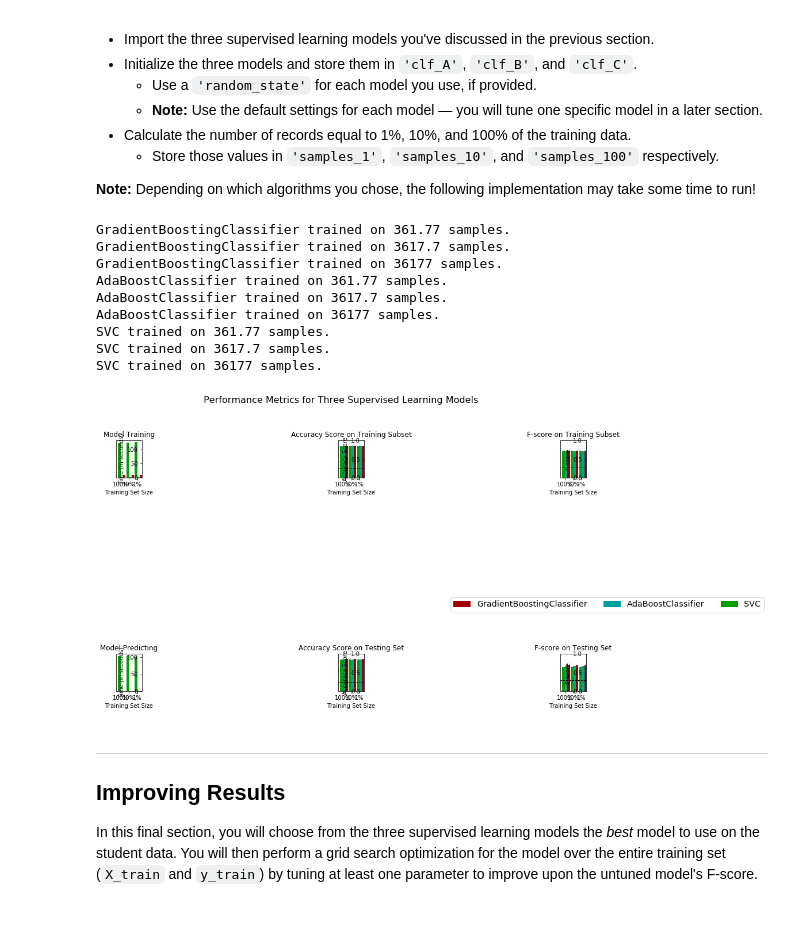
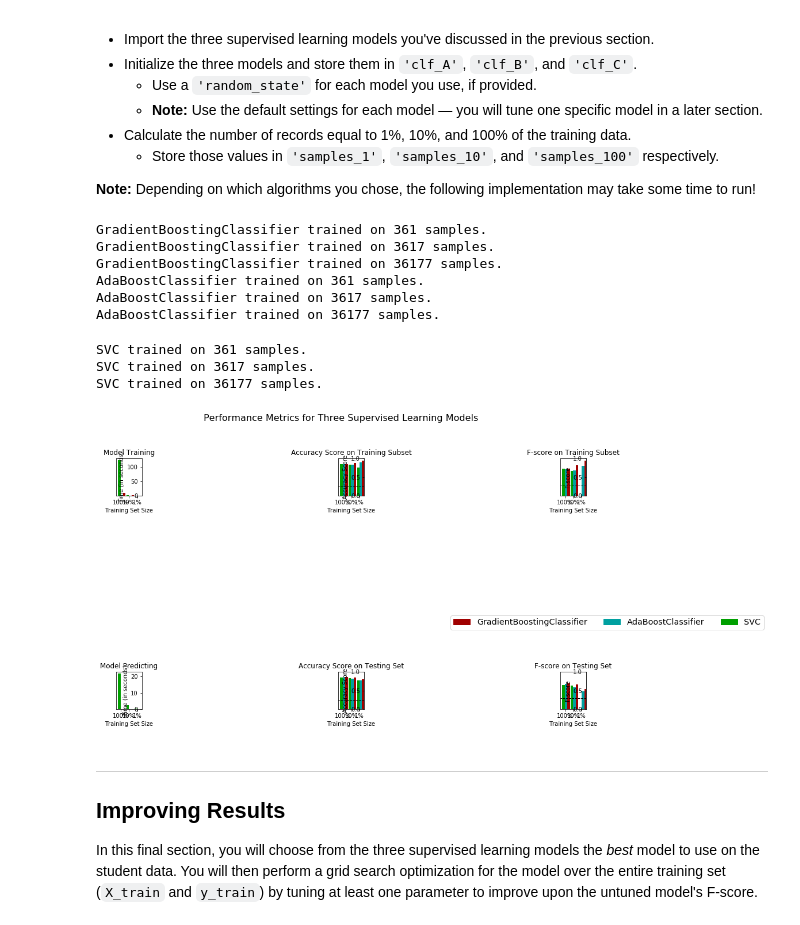
Before and after one commit to arinal/finding_donors, a Jupyter notebook: finding_donors.ipynb, the cells around one changed output. Cells and saved outputs as stored; diff of their text form; code cells hidden in the pictures.

```diff
--- a/finding_donors.ipynb
+++ b/finding_donors.ipynb
@@ -173,7 +173,7 @@ features_final = pd.get_dummies(features_log_minmax_transform,
                                 columns=one_hot_cols)
 
 # TODO: Encode the 'income_raw' data to numerical values
-income = income_raw.apply(lambda inc: 0 if inc == '<=50K' else 1)
+income = income_raw.map({'<=50K': 0, '>50K': 1})
 
 # Print the number of features after one-hot encoding
 encoded = list(features_final.columns)
@@ -326,7 +326,7 @@ def train_predict(learner, sample_size, X_train, y_train, X_test, y_test):
 
     # TODO: Fit the learner to the training data using slicing with 'sample_size' using .fit(training_features[:], training_labels[:])
     start = time() # Get start time
-    learner = learner.fit(X_train, y_train)
+    learner = learner.fit(X_train[:sample_size], y_train[:sample_size])
     end = time() # Get end time
 
     # TODO: Calculate the training time
@@ -336,7 +336,7 @@ def train_predict(learner, sample_size, X_train, y_train, X_test, y_test):
     #       then get predictions on the first 300 training samples(X_train) using .predict()
     start = time() # Get start time
     predictions_test = learner.predict(X_test)
-    predictions_train = learner.predict(X_train)
+    predictions_train = learner.predict(X_train[:300])
     end = time() # Get end time
 
     # TODO: Calculate the total prediction time
@@ -372,54 +372,44 @@ In the code cell, you will need to implement the following:
 **Note:** Depending on which algorithms you chose, the following implementation may take some time to run!
 # %%
 # TODO: Import the three supervised learning models from sklearn
-#from sklearn.ensemble import AdaBoostClassifier
-#from sklearn.ensemble import BaggingClassifier
-#from sklearn.ensemble import RandomForestClassifier
-#from sklearn.linear_model import LogisticRegression
-#from sklearn.neighbors import KNeighborsClassifier
-#from sklearn.tree import DecisionTreeClassifier
-#from sklearn.naive_bayes import MultinomialNB
-#from sklearn.naive_bayes import GaussianNB
 from sklearn.svm import SVC
-from sklearn.linear_model import SGDClassifier
-from sklearn.ensemble import GradientBoostingClassifier
-from sklearn.ensemble import AdaBoostClassifier
+from sklearn.ensemble import GradientBoostingClassifier, AdaBoostClassifier
 
 # TODO: Initialize the three models
-clf_A = GradientBoostingClassifier()
+clf_A = GradientBoostingClassifier(random_state=0)
 clf_B = AdaBoostClassifier(random_state=0)
-clf_C = SVC()
+clf_C = SVC(random_state=0)
 
 # TODO: Calculate the number of samples for 1%, 10%, and 100% of the training data
 # HINT: samples_100 is the entire training set i.e. len(y_train)
 # HINT: samples_10 is 10% of samples_100 (ensure to set the count of the values to be `int` and not `float`)
 # HINT: samples_1 is 1% of samples_100 (ensure to set the count of the values to be `int` and not `float`)
 samples_100 = len(y_train)
-samples_10 = samples_100 / 10
-samples_1 = samples_100 / 100
+samples_10 = int(samples_100 / 10)
+samples_1 = int(samples_100 / 100)
 
 # Collect results on the learners
 results = {}
 for clf in [clf_A, clf_B, clf_C]:
     clf_name = clf.__class__.__name__
     results[clf_name] = {}
     for i, samples in enumerate([samples_1, samples_10, samples_100]):
         results[clf_name][i] = \
         train_predict(clf, samples, X_train, y_train, X_test, y_test)
 
 # Run metrics visualization for the three supervised learning models chosen
 vs.evaluate(results, accuracy, fscore)
 # %% [output]
-GradientBoostingClassifier trained on 361.77 samples.
-GradientBoostingClassifier trained on 3617.7 samples.
+GradientBoostingClassifier trained on 361 samples.
+GradientBoostingClassifier trained on 3617 samples.
 GradientBoostingClassifier trained on 36177 samples.
-AdaBoostClassifier trained on 361.77 samples.
-AdaBoostClassifier trained on 3617.7 samples.
+AdaBoostClassifier trained on 361 samples.
+AdaBoostClassifier trained on 3617 samples.
 AdaBoostClassifier trained on 36177 samples.
-SVC trained on 361.77 samples.
-SVC trained on 3617.7 samples.
-SVC trained on 36177 samples.
+SVC trained on 361 samples.
+SVC trained on 3617 samples.
+SVC trained on 36177 samples.
-[figure, old version]
+[figure, new version]
 # %% [markdown]
 ----
 ## Improving Results
```
Also changed, not shown: parts of 12 cells of this notebook, 1 other file.
